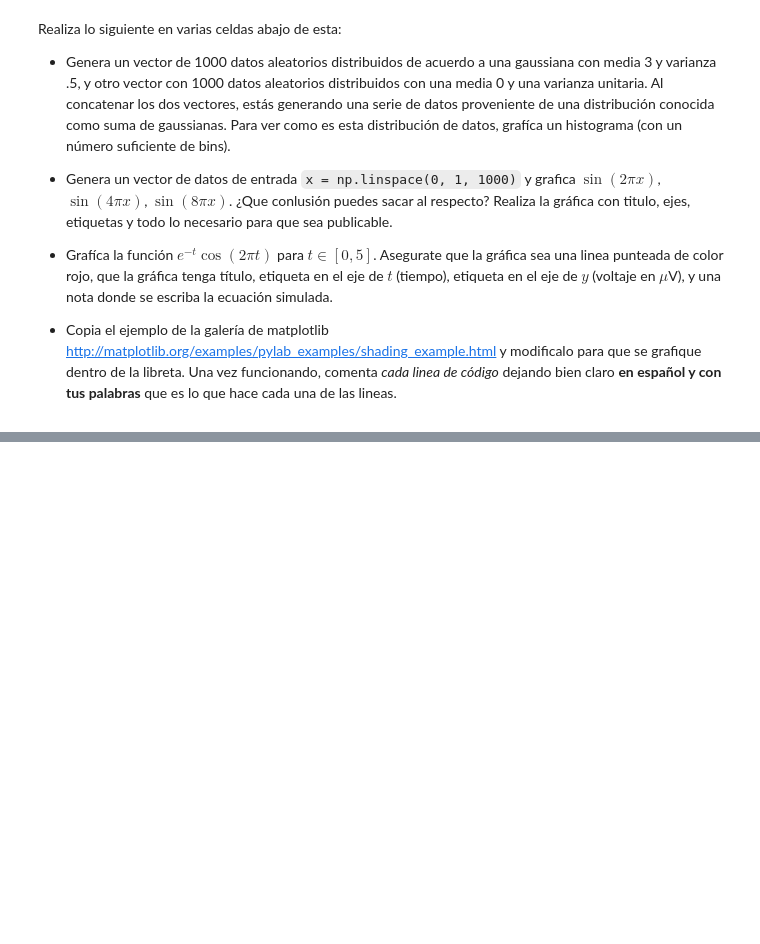
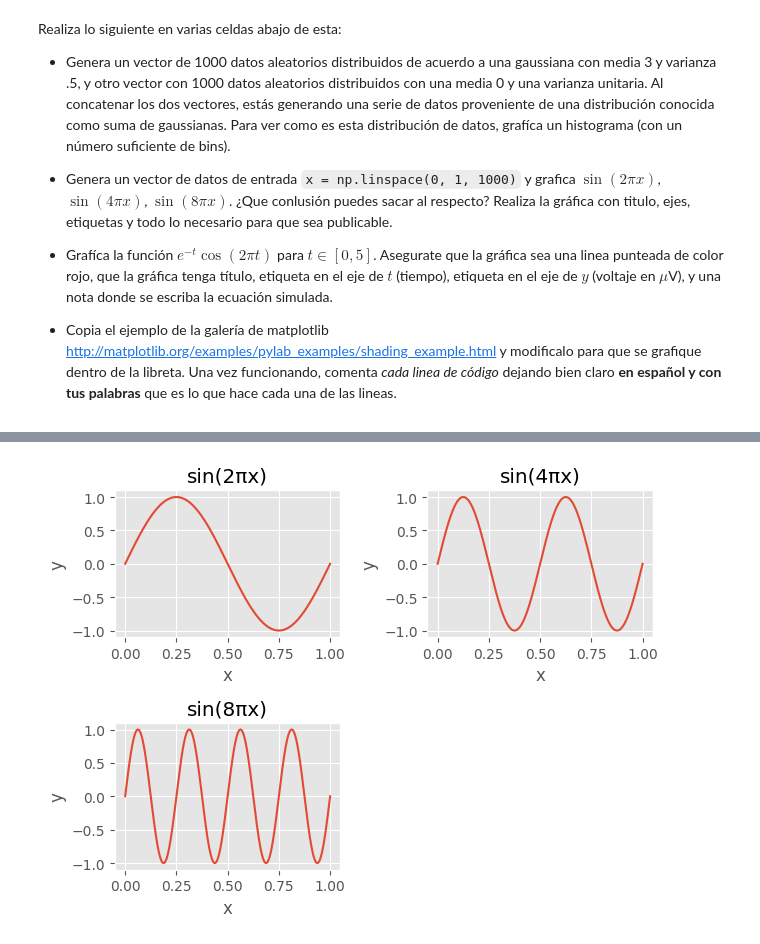
Before and after one commit to Alejandro-Barreras/alejandrobarreras-ai, a Jupyter notebook: tareas_y_actividades/Introducción_a_Numpy_y_Matplotlib.ipynb, the cells around one changed output, grey strips where cells are left out. Saved outputs shown, nothing was run; the diff lists cells and outputs as text; code cells hidden in the pictures; blank space fills up the shorter version.

```diff
--- a/tareas_y_actividades/Introducción_a_Numpy_y_Matplotlib.ipynb
+++ b/tareas_y_actividades/Introducción_a_Numpy_y_Matplotlib.ipynb
@@ -616,0 +614,29 @@ x =
+# %%
+x = np.linspace(0, 1, 1000)
+
+a = np.sin(2 * np.pi * x)
+b = np.sin(4 * np.pi * x)
+c = np.sin(8 * np.pi * x)
+
+with plt.style.context(('ggplot')):
+  plt.subplot(2, 2, 1)
+  plt.plot(x, a)
+  plt.title('sin(2πx)')
+  plt.xlabel('x')
+  plt.ylabel('y')
+
+  plt.subplot(2, 2, 2)
+  plt.plot(x, b)
+  plt.title('sin(4πx)')
+  plt.xlabel('x')
+  plt.ylabel('y')
+
+  plt.subplot(2, 2, 3)
+  plt.plot(x, c)
+  plt.title('sin(8πx)')
+  plt.xlabel('x')
+  plt.ylabel('y')
+
+  plt.tight_layout()
+# %% [output]
+[figure, added]
```
Also changed, not shown: parts of 9 cells of this notebook.
